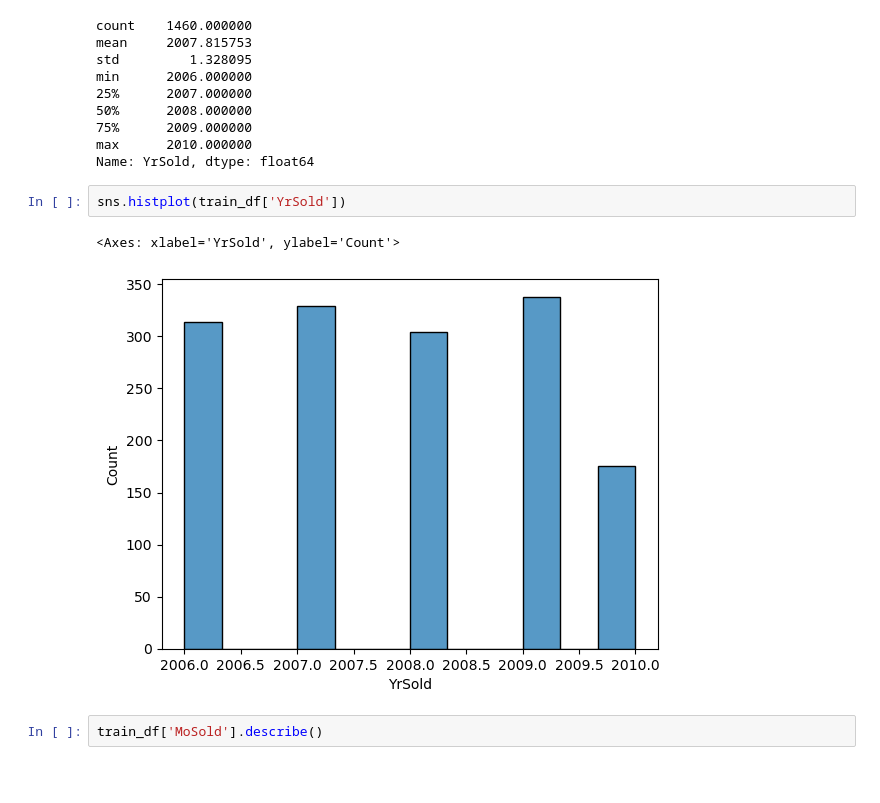
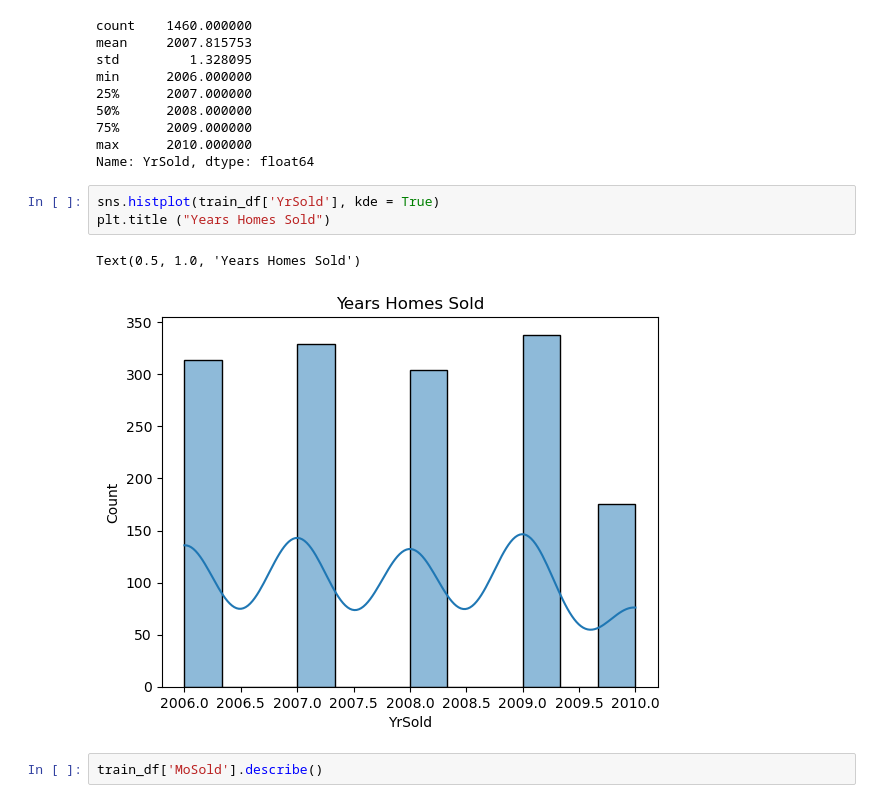
Before and after one commit to Jacqs395/House_Price, a Jupyter notebook: Code/eda.ipynb, the cells around one changed output. Drawn from its saved outputs; the diff is of its cells as text; blank space fills up the shorter version.

```diff
--- a/Code/eda.ipynb
+++ b/Code/eda.ipynb
@@ -328,10 +328,11 @@ min      2006.000000
 max      2010.000000
 Name: YrSold, dtype: float64
 # %%
-sns.histplot(train_df['YrSold'])
+sns.histplot(train_df['YrSold'], kde = True)
+plt.title ("Years Homes Sold")
 # %% [output]
-<Axes: xlabel='YrSold', ylabel='Count'>
+Text(0.5, 1.0, 'Years Homes Sold')
-[figure, old version]
+[figure, new version]
 # %%
 train_df['MoSold'].describe()
 # %% [output]
```
Also changed, not shown: parts of 3 cells of this notebook.
